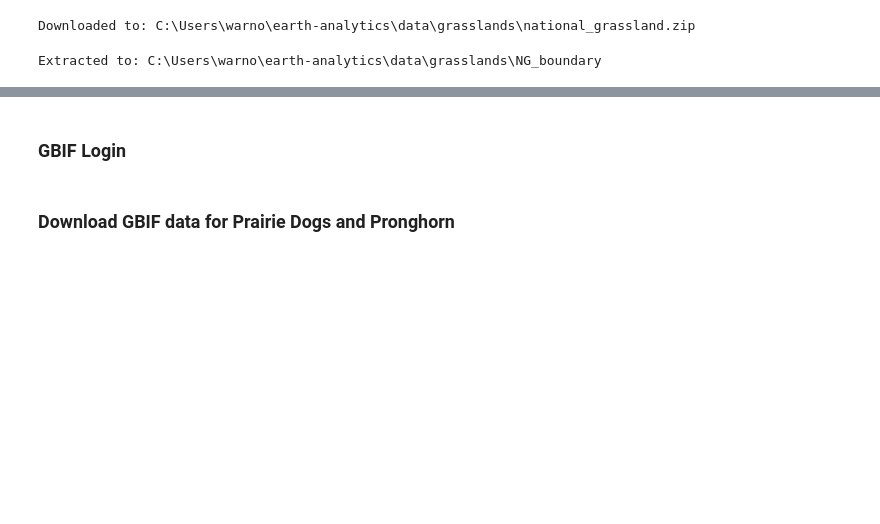
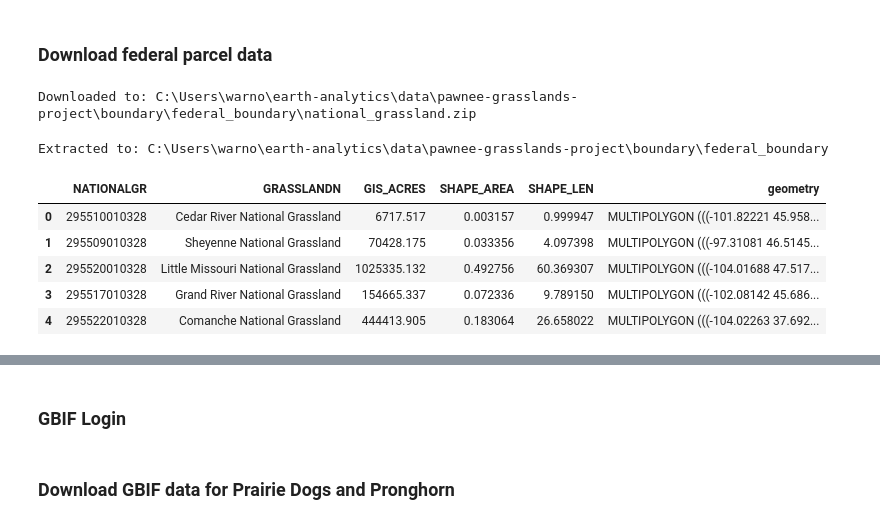
Before and after one commit to maxwarnock/Pawnee-Grasslands-Project, a Jupyter notebook: pawnee_boundary.ipynb, the cells around one changed output, grey strips where cells are left out. Cells and saved outputs as stored; diff of their text form; code cells hidden in the pictures; blank space fills up the shorter version.

```diff
--- a/pawnee_boundary.ipynb
+++ b/pawnee_boundary.ipynb
@@ -35,37 +123,44 @@ boundary_dir = os.path.join(data_dir, 'NG_boundary')
+# %% [markdown]
+### Download federal parcel data
 # %%
 ### set the data download URL
 boundary_url = "https://data.fs.usda.gov/geodata/edw/edw_resources/shp/BdyDesg_LSRS_NationalGrassland.zip"
 
 # path where zip will be saved
-boundary_path = os.path.join(data_dir, "national_grassland.zip")
+fed_boundary_path = os.path.join(federal_boundary_dir, "national_grassland.zip")
 
 # download file
 response = requests.get(boundary_url, stream=True)
 response.raise_for_status()
 
-with open(boundary_path, "wb") as f:
+with open(fed_boundary_path, "wb") as f:
     for chunk in response.iter_content(chunk_size=8192):
         f.write(chunk)
 
-print(f"Downloaded to: {boundary_path}")
+print(f"Downloaded to: {fed_boundary_path}")
 # %% [output]
-Downloaded to: C:\Users\warno\earth-analytics\data\grasslands\national_grassland.zip
+Downloaded to: C:\Users\warno\earth-analytics\data\pawnee-grasslands-project\boundary\federal_boundary\national_grassland.zip
 # %%
-# make sure boundary_dir exists
-os.makedirs(boundary_dir, exist_ok=True)
+### unzip the file
+with zipfile.ZipFile(fed_boundary_path, 'r') as zip_ref:
+    zip_ref.extractall(federal_boundary_dir)
 
-### unzip the file
-with zipfile.ZipFile(boundary_path, 'r') as zip_ref:
-    zip_ref.extractall(boundary_dir)
-
-print(f"Extracted to: {boundary_dir}")
+print(f"Extracted to: {federal_boundary_dir}")
 # %% [output]
-Extracted to: C:\Users\warno\earth-analytics\data\grasslands\NG_boundary
+Extracted to: C:\Users\warno\earth-analytics\data\pawnee-grasslands-project\boundary\federal_boundary
 # %%
-### automatically check for .shp file name
-shp_files = [f for f in os.listdir(boundary_dir) if f.endswith(".shp")]
+### path to extracted files
+pawnee_fed_boundary_path = os.path.join(federal_boundary_dir, "S_USA.BdyDesg_LSRS_NationalGrassland.shp")
 
-shp_path = os.path.join(boundary_dir, shp_files[0])
-boundary_gdf = gpd.read_file(shp_path)
+fed_boundary_gdf = gpd.read_file(pawnee_fed_boundary_path)
+
+fed_boundary_gdf.head()
+# %% [output]
+|  | NATIONALGR | GRASSLANDN | GIS_ACRES | SHAPE_AREA | SHAPE_LEN | geometry |
+| 0 | 295510010328 | Cedar River National Grassland | 6717.517 | 0.003157 | 0.999947 | MULTIPOLYGON (((-101.82221 45.958... |
+| 1 | 295509010328 | Sheyenne National Grassland | 70428.175 | 0.033356 | 4.097398 | MULTIPOLYGON (((-97.31081 46.5145... |
+| 2 | 295520010328 | Little Missouri National Grassland | 1025335.132 | 0.492756 | 60.369307 | MULTIPOLYGON (((-104.01688 47.517... |
+| 3 | 295517010328 | Grand River National Grassland | 154665.337 | 0.072336 | 9.789150 | MULTIPOLYGON (((-102.08142 45.686... |
+| 4 | 295522010328 | Comanche National Grassland | 444413.905 | 0.183064 | 26.658022 | MULTIPOLYGON (((-104.02263 37.692... |
 # %%
 # select only Pawnee National Grassland
```
Also changed, not shown: parts of 21 cells of this notebook.
